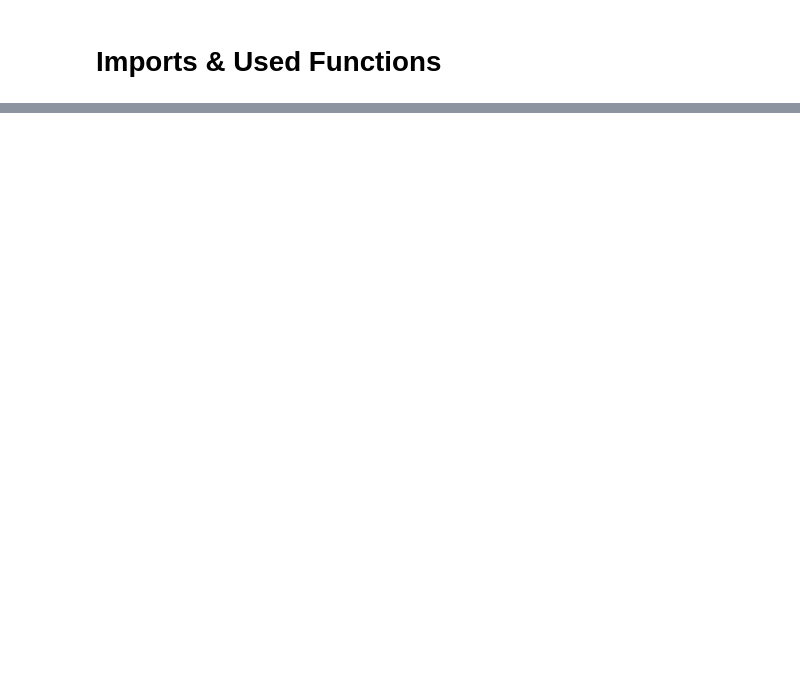
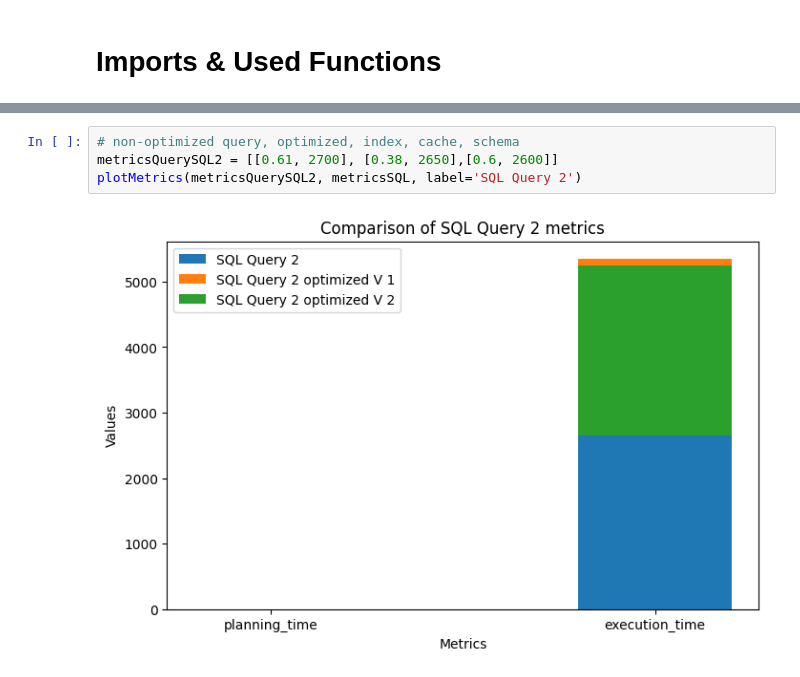
Before and after one commit to Mostafa-wael/Database-Tuning, a Jupyter notebook: results/results.ipynb, the cells around one changed output, grey strips where cells are left out. Saved outputs shown, nothing was run; the diff lists cells and outputs as text; blank space fills up the shorter version.

```diff
--- a/results/results.ipynb
+++ b/results/results.ipynb
@@ -29,0 +44,6 @@ plotMetrics(metricsQueryNOSQL1, metricsNOSQL, label='NOSQL Query 1')
+# %%
+# non-optimized query, optimized, index, cache, schema
+metricsQuerySQL2 = [[0.61, 2700], [0.38, 2650],[0.6, 2600]]
+plotMetrics(metricsQuerySQL2, metricsSQL, label='SQL Query 2')
+# %% [output]
+[figure, added]
```
Also changed, not shown: parts of 5 cells of this notebook, 9 other files.
